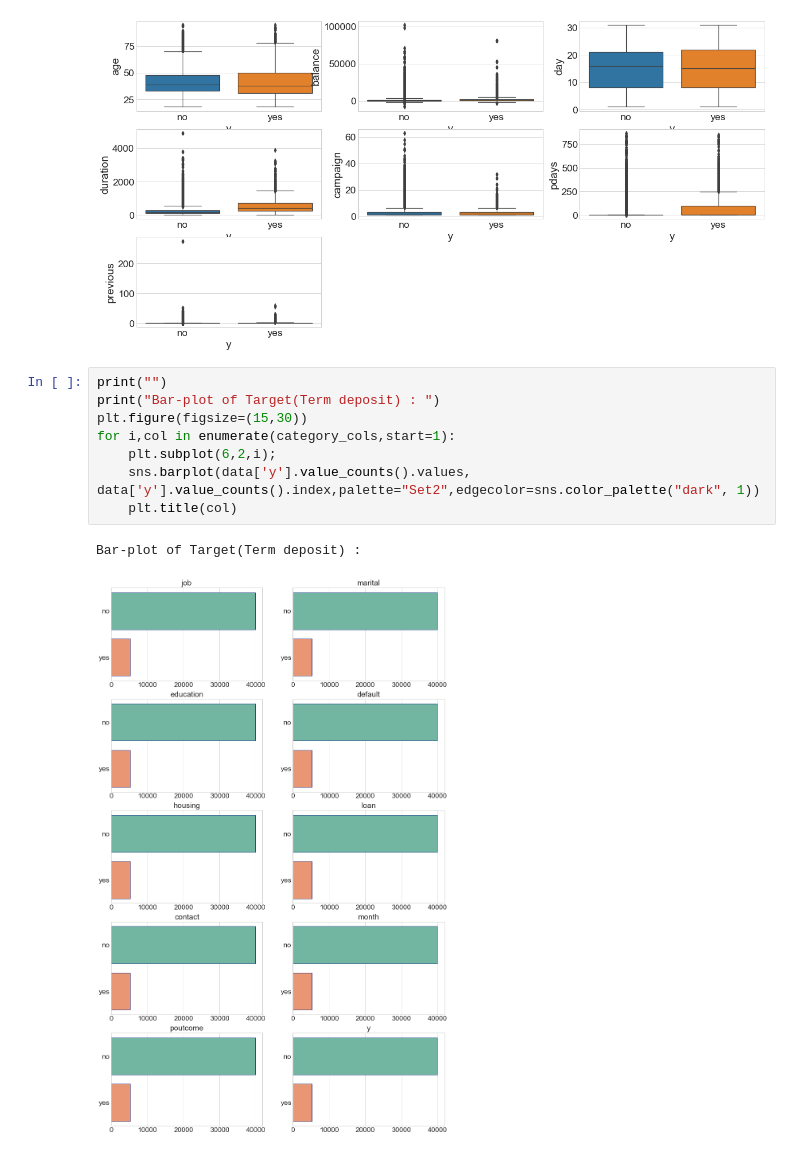
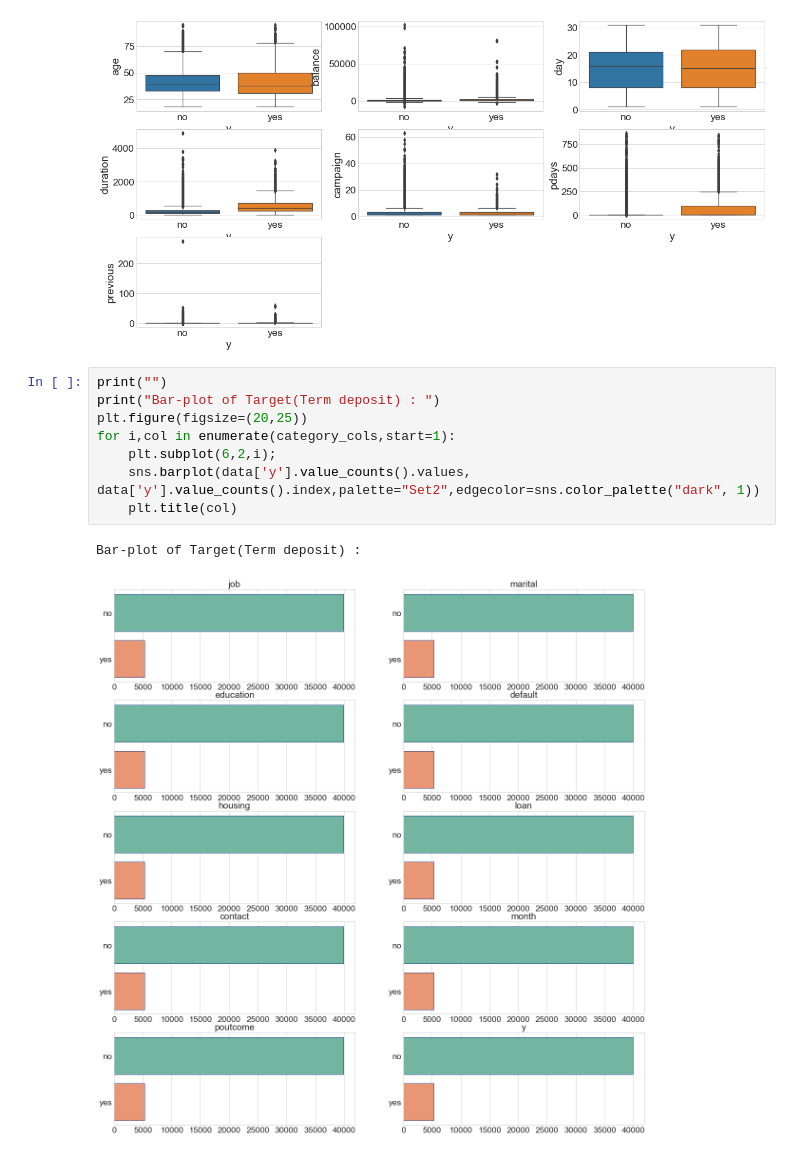
Before and after one commit to aditya230302/Bank-Full-EDA, a Jupyter notebook: bank123456789.ipynb, the cells around one changed output. Cells and saved outputs as stored; diff of their text form.

```diff
--- a/bank123456789.ipynb
+++ b/bank123456789.ipynb
@@ -603,11 +606,11 @@ plt.show()
 # %%
 print("")
 print("Bar-plot of Target(Term deposit) : ")
-plt.figure(figsize=(15,30))
+plt.figure(figsize=(20,25))
 for i,col in enumerate(category_cols,start=1):
     plt.subplot(6,2,i);
     sns.barplot(data['y'].value_counts().values, data['y'].value_counts().index,palette="Set2",edgecolor=sns.color_palette("dark", 1))
     plt.title(col)
 # %% [output]
 Bar-plot of Target(Term deposit) :
-[figure, old version]
+[figure, new version]
```
Also changed, not shown: parts of 5 cells of this notebook.
